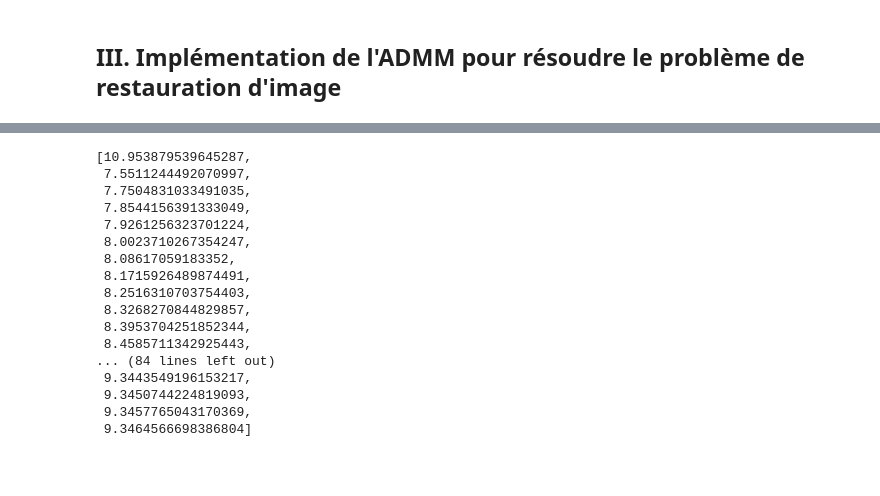
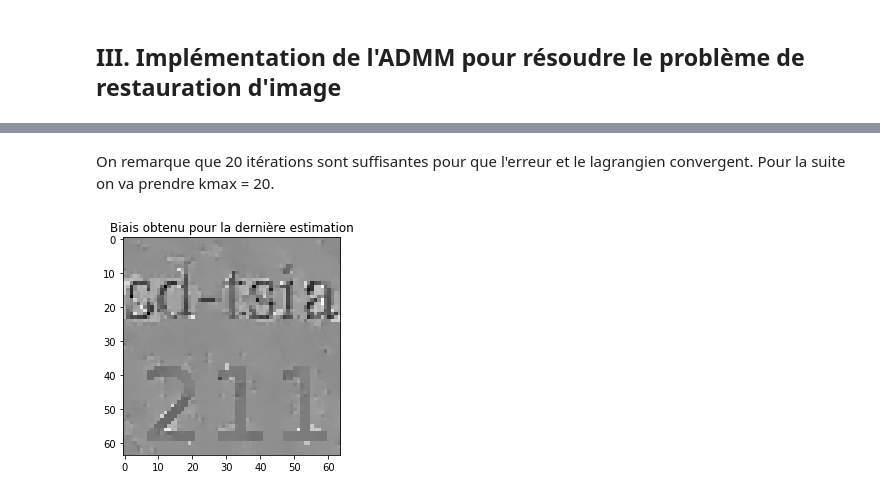
Before and after one commit to ahmed-bensaad/TP03_SD211, a Jupyter notebook: TP Restauration D'images SD-TSIA211 Ahmed_Ben_Saad.ipynb, the cells around one changed output, grey strips where cells are left out. Drawn from its saved outputs; the diff is of its cells as text; code cells hidden in the pictures; blank space fills up the shorter version.

```diff
--- a/TP Restauration D'images SD-TSIA211 Ahmed_Ben_Saad.ipynb
+++ b/TP Restauration D'images SD-TSIA211 Ahmed_Ben_Saad.ipynb
@@ -149,20 +151,9 @@ plt.show()
-# %%
-L
-# %% [output]
-[10.953879539645287,
- 7.5511244492070997,
- 7.7504831033491035,
- 7.8544156391333049,
- 7.9261256323701224,
- 8.0023710267354247,
- 8.08617059183352,
- 8.1715926489874491,
- 8.2516310703754403,
- 8.3268270844829857,
- 8.3953704251852344,
- 8.4585711342925443,
-... (84 lines left out)
- 9.3443549196153217,
- 9.3450744224819093,
- 9.3457765043170369,
- 9.3464566698386804]
+# %% [markdown]
+On remarque  que 20 itérations sont suffisantes pour que l'erreur et le lagrangien convergent. Pour la suite on va prendre kmax = 20.
+# %%
+biais = X - x
+plt.imshow(biais, cmap='gray')
+plt.title("Biais obtenu pour la dernière estimation")
+plt.show()
+# %% [output]
+[figure, added]
```
Also changed, not shown: parts of 7 cells of this notebook.
